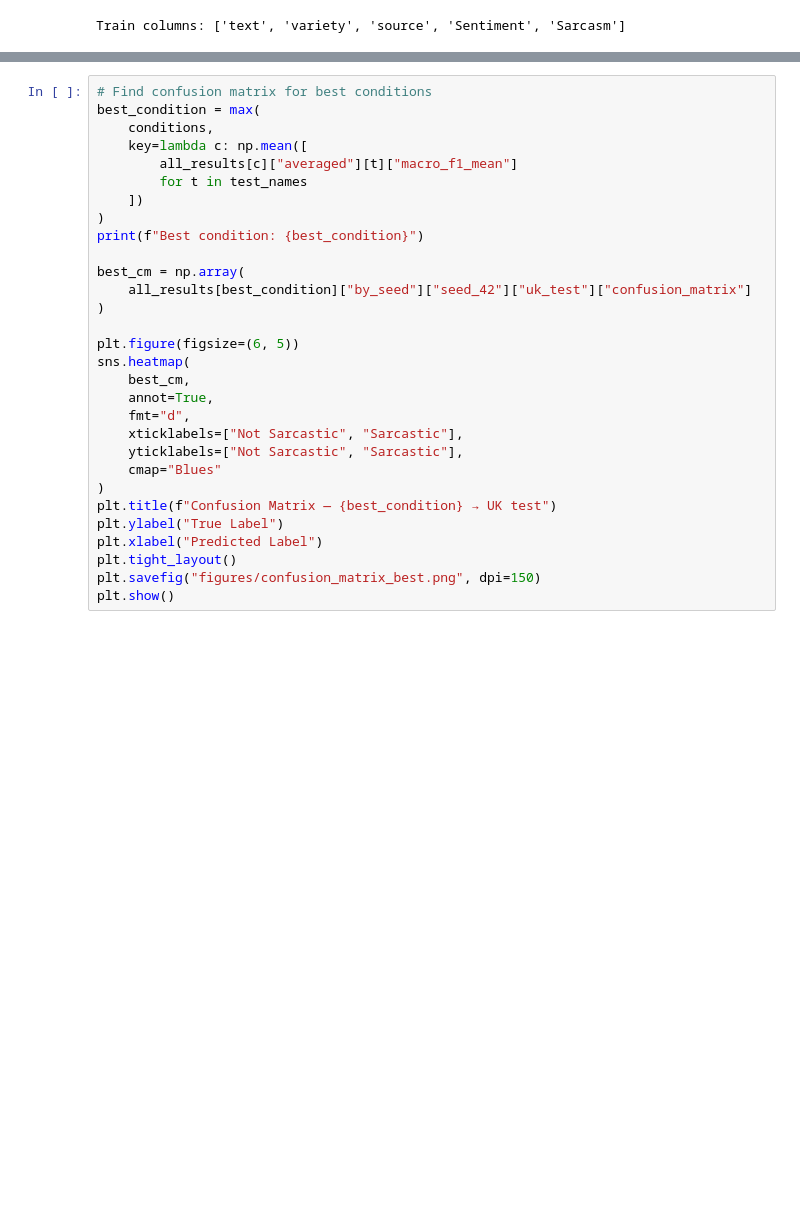
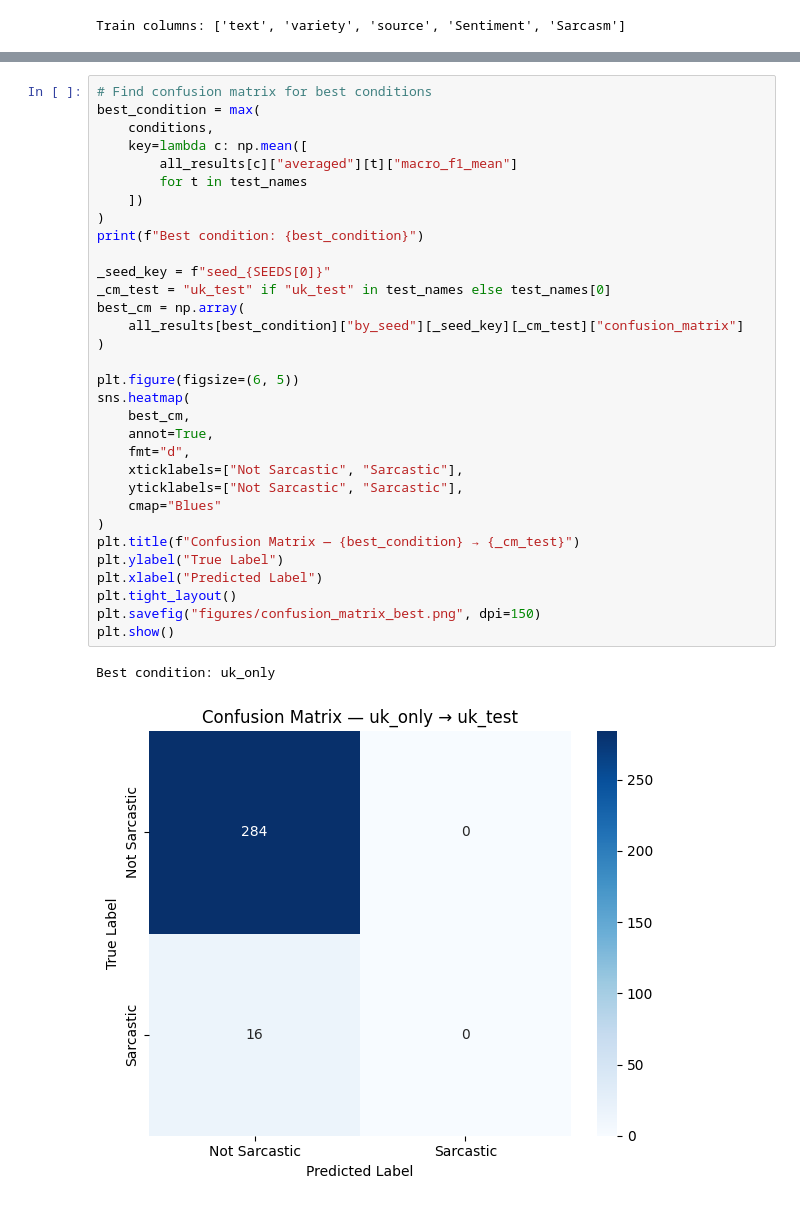
Before and after one commit to TheFinix13/NLP-coursework, a Jupyter notebook: notebooks/2.2_RoBERTa_CrossVariety_Joel_Fiyin.ipynb, the cells around one changed output, grey strips where cells are left out. Saved outputs shown, nothing was run; the diff lists cells and outputs as text; blank space fills up the shorter version.

```diff
--- a/notebooks/2.2_RoBERTa_CrossVariety_Joel_Fiyin.ipynb
+++ b/notebooks/2.2_RoBERTa_CrossVariety_Joel_Fiyin.ipynb
@@ -540,30 +554,35 @@ print(results_df.to_string())
 # %%
 # Find confusion matrix for best conditions
 best_condition = max(
     conditions,
     key=lambda c: np.mean([
         all_results[c]["averaged"][t]["macro_f1_mean"]
         for t in test_names
     ])
 )
 print(f"Best condition: {best_condition}")
 
+_seed_key = f"seed_{SEEDS[0]}"
+_cm_test = "uk_test" if "uk_test" in test_names else test_names[0]
 best_cm = np.array(
-    all_results[best_condition]["by_seed"]["seed_42"]["uk_test"]["confusion_matrix"]
+    all_results[best_condition]["by_seed"][_seed_key][_cm_test]["confusion_matrix"]
 )
 
 plt.figure(figsize=(6, 5))
 sns.heatmap(
     best_cm,
     annot=True,
     fmt="d",
     xticklabels=["Not Sarcastic", "Sarcastic"],
     yticklabels=["Not Sarcastic", "Sarcastic"],
     cmap="Blues"
 )
-plt.title(f"Confusion Matrix — {best_condition} → UK test")
+plt.title(f"Confusion Matrix — {best_condition} → {_cm_test}")
 plt.ylabel("True Label")
 plt.xlabel("Predicted Label")
 plt.tight_layout()
 plt.savefig("figures/confusion_matrix_best.png", dpi=150)
 plt.show()
+# %% [output]
+Best condition: uk_only
+[figure, added]
```
Also changed, not shown: parts of 4 cells of this notebook.
